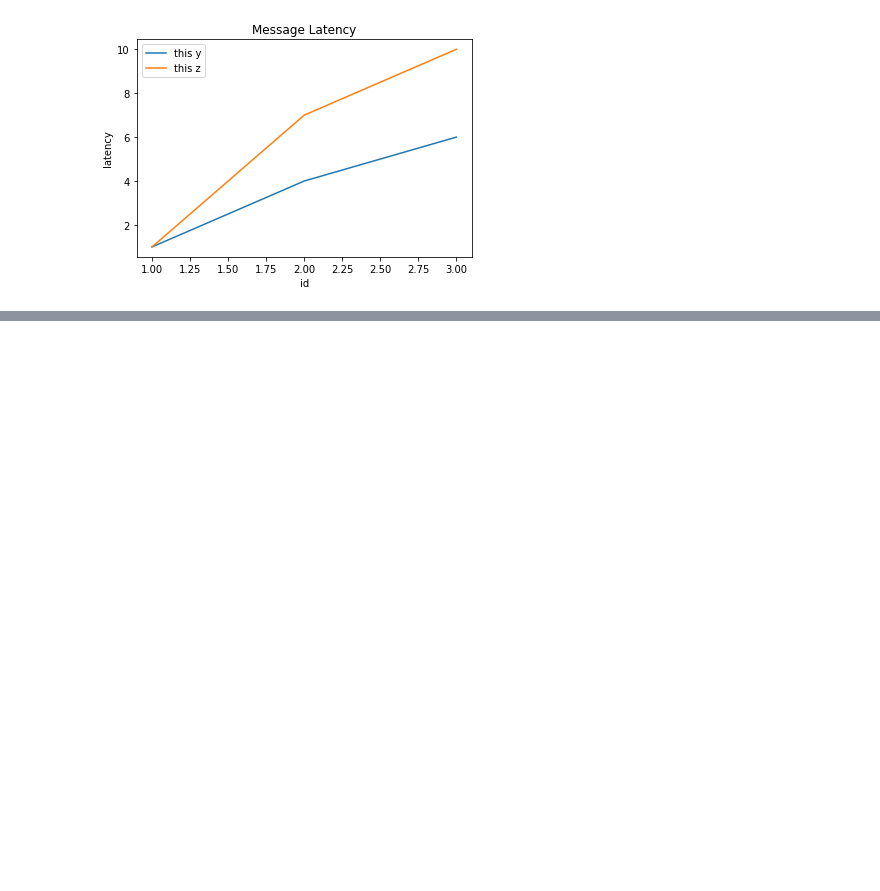
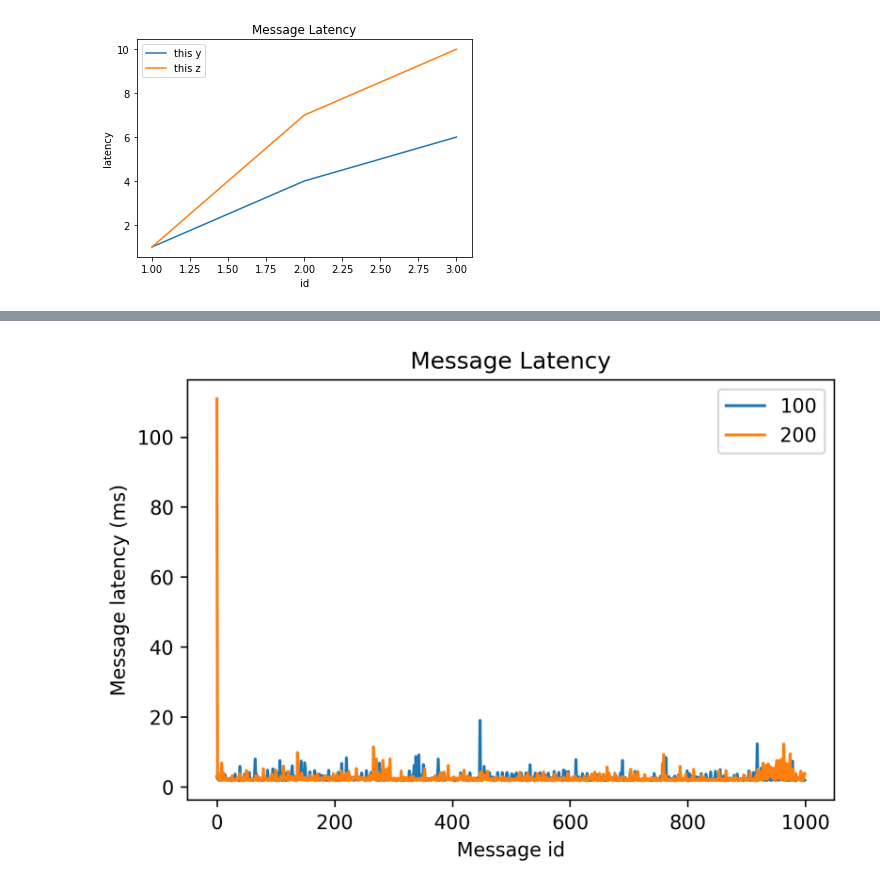
Before and after one commit to chongbin007/Master_project_Chongbin, a Jupyter notebook: experiments/experiment2/ros2_result/csvPlot.ipynb, the cells around one changed output, grey strips where cells are left out. Saved outputs shown, nothing was run; the diff lists cells and outputs as text; code cells hidden in the pictures; blank space fills up the shorter version.

```diff
--- a/experiments/experiment2/ros2_result/csvPlot.ipynb
+++ b/experiments/experiment2/ros2_result/csvPlot.ipynb
@@ -42,0 +62,16 @@ plt.savefig('plottest.png', dpi=300) #指定分辨率保存
+# %%
+plt.plot(sample_data100.id,sample_data100.message_latency)
+plt.plot(sample_data200.id,sample_data200.message_latency)
+
+plt.legend(["100","200"])
+
+plt.rcParams['savefig.dpi'] = 300 #图片像素
+plt.rcParams['figure.dpi'] = 300 #分辨率
+
+plt.title("Message Latency")
+plt.xlabel("Message id")
+plt.ylabel("Message latency (ms)")
+
+plt.savefig('middle1.png', dpi=300) #指定分辨率保存
+# %% [output]
+[figure, added]
```
Also changed, not shown: parts of 4 cells of this notebook, 37 other files.
